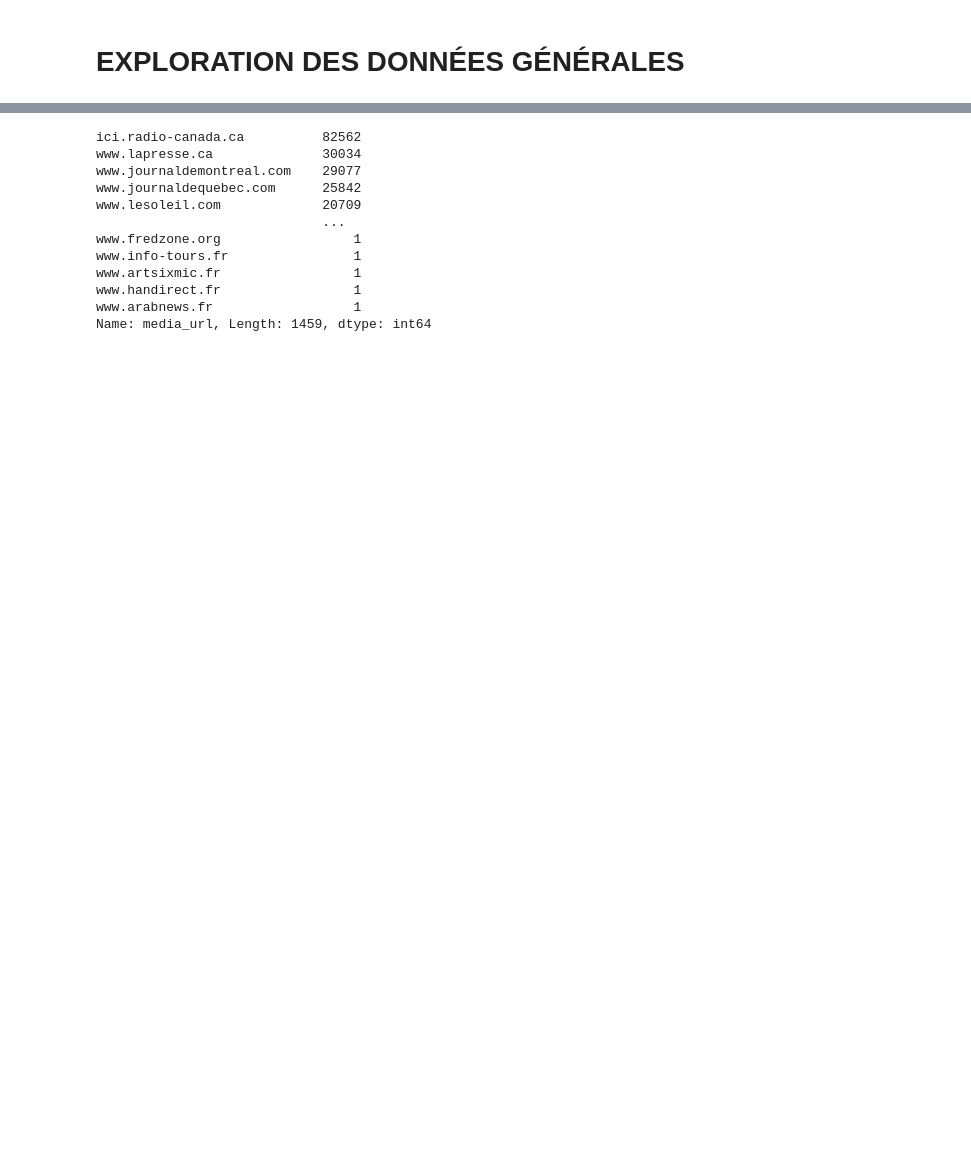
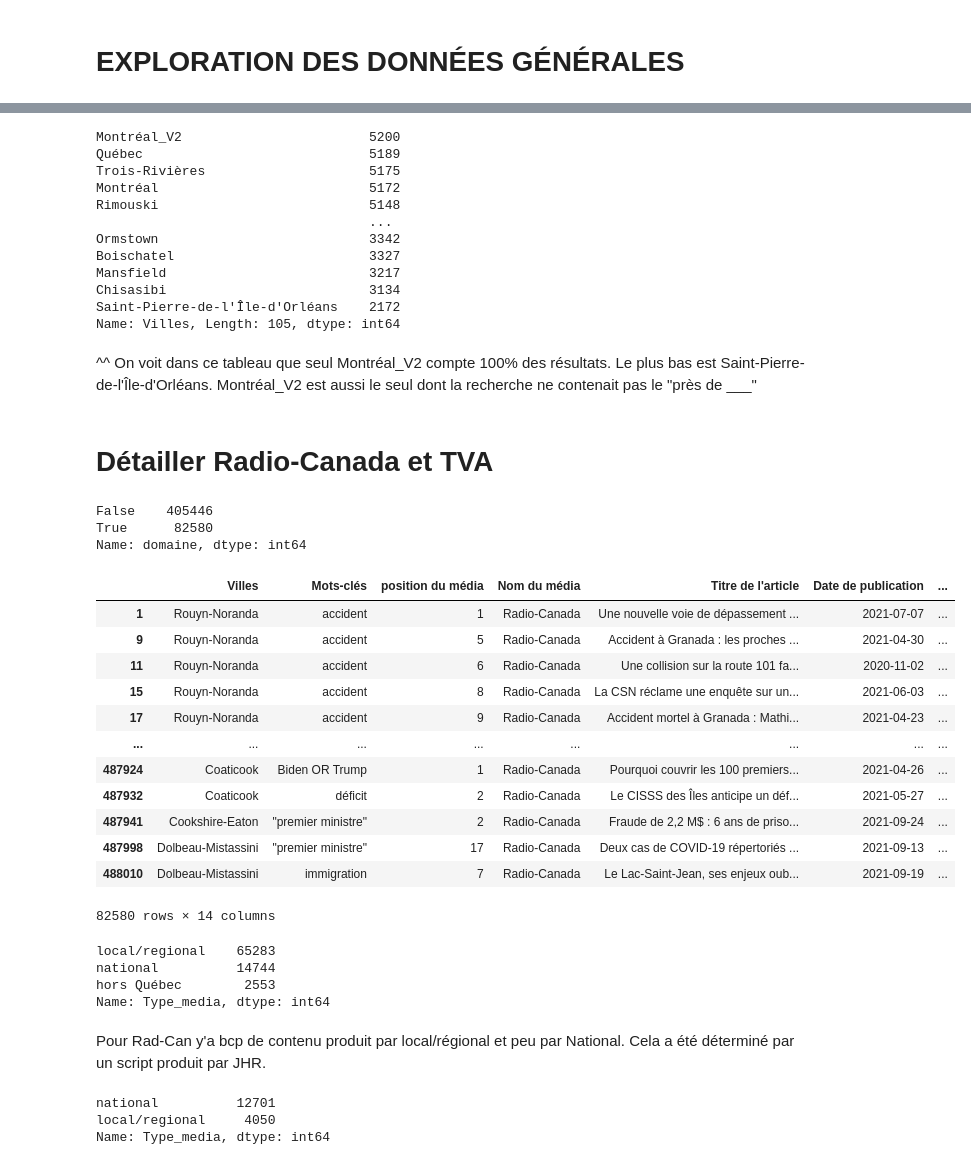
Before and after one commit to NicolasStG/audit_google_news, a Jupyter notebook: data-analysis/G-News-data-exploration.ipynb, the cells around one changed output, grey strips where cells are left out. Saved outputs shown, nothing was run; the diff lists cells and outputs as text; code cells hidden in the pictures; blank space fills up the shorter version.

```diff
--- a/data-analysis/G-News-data-exploration.ipynb
+++ b/data-analysis/G-News-data-exploration.ipynb
@@ -107,16 +85,59 @@ domaine                  490515
 dtype: int64
 # %%
-fulldata["media_url"].value_counts()
+fulldata["Villes"].value_counts()
 # %% [output]
-ici.radio-canada.ca          82562
-www.lapresse.ca              30034
-www.journaldemontreal.com    29077
-www.journaldequebec.com      25842
-www.lesoleil.com             20709
-                             ...
-www.fredzone.org                 1
-www.info-tours.fr                1
-www.artsixmic.fr                 1
-www.handirect.fr                 1
-www.arabnews.fr                  1
-Name: media_url, Length: 1459, dtype: int64
+Montréal_V2                        5200
+Québec                             5189
+Trois-Rivières                     5175
+Montréal                           5172
+Rimouski                           5148
+                                   ...
+Ormstown                           3342
+Boischatel                         3327
+Mansfield                          3217
+Chisasibi                          3134
+Saint-Pierre-de-l'Île-d'Orléans    2172
+Name: Villes, Length: 105, dtype: int64
+# %% [markdown]
+^^ On voit dans ce tableau que seul Montréal_V2 compte 100% des résultats. Le plus bas est Saint-Pierre-de-l'Île-d'Orléans. Montréal_V2 est aussi le seul dont la recherche ne contenait pas le "près de ___"
+# %% [markdown]
+# Détailler Radio-Canada et TVA
+# %%
+fulldata["domaine"].str.contains("ici.radio-canada.ca").value_counts()
+# %% [output]
+False    405446
+True      82580
+Name: domaine, dtype: int64
+# %%
+radcan = fulldata.domaine.str.contains("ici.radio-canada.ca", na = False)
+fulldata[radcan]
+# %% [output]
+|  | Villes | Mots-clés | position du média | Nom du média | Titre de l'article | Date de publication | ... |
+| 1 | Rouyn-Noranda | accident | 1 | Radio-Canada | Une nouvelle voie de dépassement ... | 2021-07-07 | ... |
+| 9 | Rouyn-Noranda | accident | 5 | Radio-Canada | Accident à Granada : les proches ... | 2021-04-30 | ... |
+| 11 | Rouyn-Noranda | accident | 6 | Radio-Canada | Une collision sur la route 101 fa... | 2020-11-02 | ... |
+| 15 | Rouyn-Noranda | accident | 8 | Radio-Canada | La CSN réclame une enquête sur un... | 2021-06-03 | ... |
+| 17 | Rouyn-Noranda | accident | 9 | Radio-Canada | Accident mortel à Granada : Mathi... | 2021-04-23 | ... |
+| ... | ... | ... | ... | ... | ... | ... | ... |
+| 487924 | Coaticook | Biden OR Trump | 1 | Radio-Canada | Pourquoi couvrir les 100 premiers... | 2021-04-26 | ... |
+| 487932 | Coaticook | déficit | 2 | Radio-Canada | Le CISSS des Îles anticipe un déf... | 2021-05-27 | ... |
+| 487941 | Cookshire-Eaton | "premier ministre" | 2 | Radio-Canada | Fraude de 2,2 M$ : 6 ans de priso... | 2021-09-24 | ... |
+| 487998 | Dolbeau-Mistassini | "premier ministre" | 17 | Radio-Canada | Deux cas de COVID-19 répertoriés ... | 2021-09-13 | ... |
+| 488010 | Dolbeau-Mistassini | immigration | 7 | Radio-Canada | Le Lac-Saint-Jean, ses enjeux oub... | 2021-09-19 | ... |
+82580 rows × 14 columns
+# %%
+fulldata[radcan].Type_media.value_counts()
+# %% [output]
+local/regional    65283
+national          14744
+hors Québec        2553
+Name: Type_media, dtype: int64
+# %% [markdown]
+Pour Rad-Can y'a bcp de contenu produit par local/régional et peu par National. Cela a été déterminé par un script produit par JHR.
+# %%
+tva = fulldata.domaine.str.contains("tvanouvelles.ca", na = False)
+fulldata[tva].Type_media.value_counts()
+# %% [output]
+national          12701
+local/regional     4050
+Name: Type_media, dtype: int64
```
Also changed, not shown: parts of 24 cells of this notebook, 8 other files.
